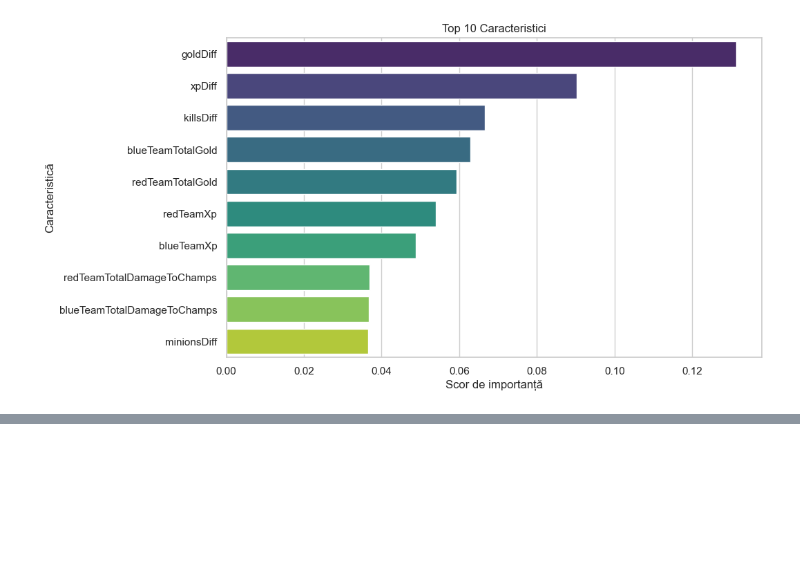
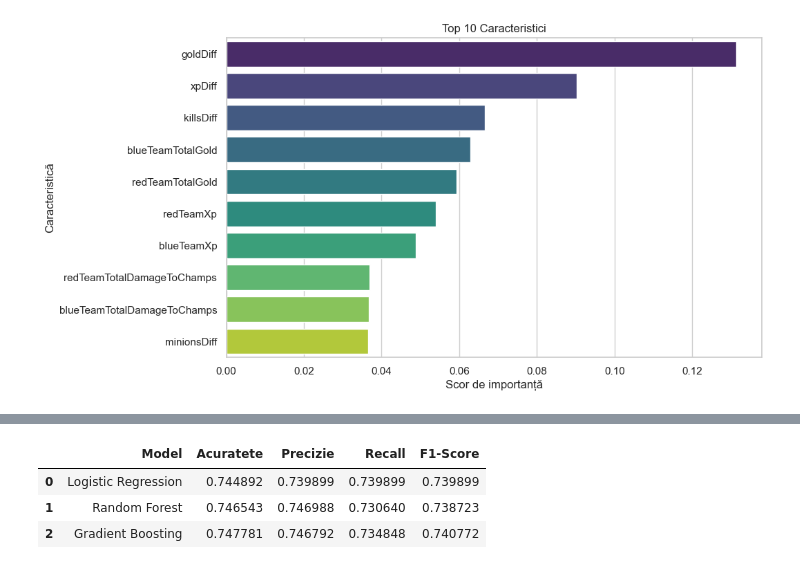
Before and after one commit to andimm09/Sisteme_Inteligente, a Jupyter notebook: main.ipynb, the cells around one changed output, grey strips where cells are left out. Drawn from its saved outputs; the diff is of its cells as text; code cells hidden in the pictures; blank space fills up the shorter version.

```diff
--- a/main.ipynb
+++ b/main.ipynb
@@ -190,3 +194,84 @@ Passing `palette` without assigning `hue` is deprecated and will be removed in v
 
   sns.barplot(x=importante.head(10).values, y=importante.head(10).index, palette='viridis')
 [figure]
+# %%
+X = df.drop(columns=['blueWin', 'matchId', 'Rezultat'], errors='ignore').select_dtypes(include=['number'])
+y = df['blueWin']
+
+X_train, X_test, y_train, y_test = train_test_split(X, y, test_size=0.2, random_state=42)
+
+
+modele = {
+    "Logistic Regression": LogisticRegression(max_iter=2000, random_state=42),
+    "Random Forest": RandomForestClassifier(random_state=42),
+    "Gradient Boosting": GradientBoostingClassifier(random_state=42)
+}
+rezultate_brute = []
+
+for nume, model in modele.items():
+    model.fit(X_train, y_train)
+    y_pred = model.predict(X_test)
+
+    rezultate_brute.append({
+        "Model": nume,
+        "Acuratete": accuracy_score(y_test, y_pred),
+        "Precizie": precision_score(y_test, y_pred),
+        "Recall": recall_score(y_test, y_pred),
+        "F1-Score": f1_score(y_test, y_pred)
+    })
+
+df_rezultate = pd.DataFrame(rezultate_brute)
+print("Comparare Modele")
+display(df_rezultate)
+
+print("Optimizarea")
+
+parametri = {
+    "Logistic Regression": {
+        'model': LogisticRegression(max_iter=3000, random_state=42),
+        'params': {
+            'C': [0.01, 0.1, 1, 10, 100],
+            'solver': ['lbfgs', 'liblinear', 'newton-cg']
+        }
+    },
+    "Random Forest": {
+        'model': RandomForestClassifier(random_state=42),
+        'params': {
+            'n_estimators': [50, 100, 200, 300],
+            'max_depth': [None, 10, 20, 30],
+            'min_samples_split': [2, 5, 10]
+        }
+    },
+    "Gradient Boosting": {
+        'model': GradientBoostingClassifier(random_state=42),
+        'params': {
+            'n_estimators': [50, 100, 200, 300],
+            'learning_rate': [0.01, 0.05, 0.1, 0.2],
+            'max_depth': [3, 5, 7]
+        }
+    }
+}
+
+rezultate_optimizate = []
+
+for nume, setari in parametri.items():
+    print(f"Optimizez {nume}...")
+
+    grid = GridSearchCV(setari['model'], setari['params'], cv=3, scoring='accuracy', n_jobs=-1)
+    grid.fit(X_train, y_train)
+
+    best_model = grid.best_estimator_
+    y_pred = best_model.predict(X_test)
+
+    rezultate_optimizate.append({
+        "Model Optimizat": nume,
+        "Acuratete": accuracy_score(y_test, y_pred),
+        "F1-Score": f1_score(y_test, y_pred),
+        "Cei mai buni parametri": str(grid.best_params_)
+    })
+
+
+df_optimizat = pd.DataFrame(rezultate_optimizate)
+print("\nRezultate Finale Dupa Optimizare")
+display(df_optimizat)
+# %% [output]
@@ -192,0 +287,4 @@ Passing `palette` without assigning `hue` is deprecated and will be removed in v
+|  | Model | Acuratete | Precizie | Recall | F1-Score |
+| 0 | Logistic Regression | 0.744892 | 0.739899 | 0.739899 | 0.739899 |
+| 1 | Random Forest | 0.746543 | 0.746988 | 0.730640 | 0.738723 |
+| 2 | Gradient Boosting | 0.747781 | 0.746792 | 0.734848 | 0.740772 |
```
Also changed, not shown: parts of 6 cells of this notebook.
